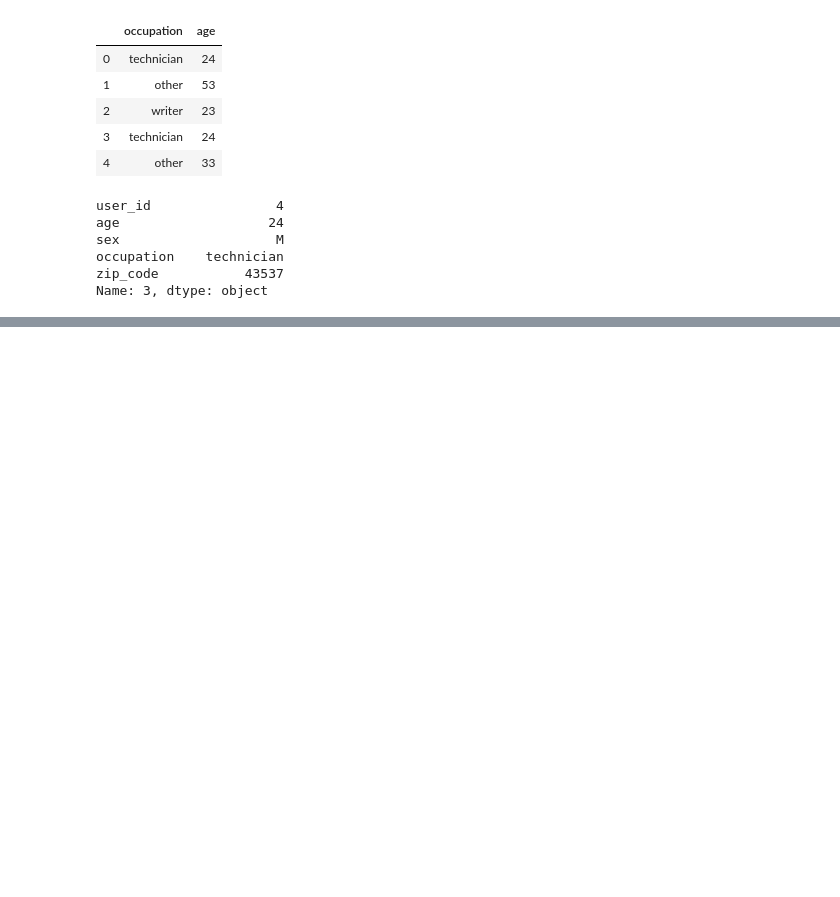
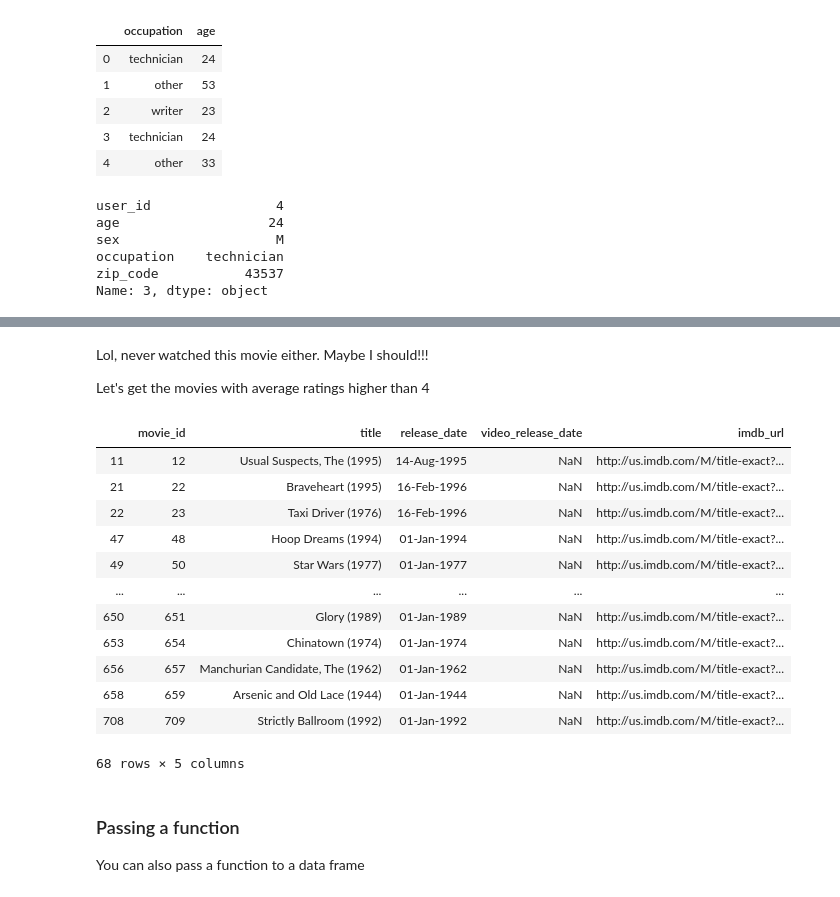
Before and after one commit to AkosuaA/CS109-Data-Science, a Jupyter notebook: DataScrapingQuizzes.ipynb, the cells around one changed output, grey strips where cells are left out. Saved outputs shown, nothing was run; the diff lists cells and outputs as text; code cells hidden in the pictures; blank space fills up the shorter version.

```diff
--- a/DataScrapingQuizzes.ipynb
+++ b/DataScrapingQuizzes.ipynb
@@ -70,0 +253,26 @@ Name: 3, dtype: object
+# %% [markdown]
+Lol, never watched this movie either. Maybe I should!!!
+
+Let's get the movies with average ratings higher than 4
+# %%
+highest_rated_movies = valid_avg_ratings[valid_avg_ratings >= 4].index
+
+movies[movies.movie_id.isin(highest_rated_movies)]
+# %% [output]
+|  | movie_id | title | release_date | video_release_date | imdb_url |
+| 11 | 12 | Usual Suspects, The (1995) | 14-Aug-1995 | NaN | http://us.imdb.com/M/title-exact?... |
+| 21 | 22 | Braveheart (1995) | 16-Feb-1996 | NaN | http://us.imdb.com/M/title-exact?... |
+| 22 | 23 | Taxi Driver (1976) | 16-Feb-1996 | NaN | http://us.imdb.com/M/title-exact?... |
+| 47 | 48 | Hoop Dreams (1994) | 01-Jan-1994 | NaN | http://us.imdb.com/M/title-exact?... |
+| 49 | 50 | Star Wars (1977) | 01-Jan-1977 | NaN | http://us.imdb.com/M/title-exact?... |
+| ... | ... | ... | ... | ... | ... |
+| 650 | 651 | Glory (1989) | 01-Jan-1989 | NaN | http://us.imdb.com/M/title-exact?... |
+| 653 | 654 | Chinatown (1974) | 01-Jan-1974 | NaN | http://us.imdb.com/M/title-exact?... |
+| 656 | 657 | Manchurian Candidate, The (1962) | 01-Jan-1962 | NaN | http://us.imdb.com/M/title-exact?... |
+| 658 | 659 | Arsenic and Old Lace (1944) | 01-Jan-1944 | NaN | http://us.imdb.com/M/title-exact?... |
+| 708 | 709 | Strictly Ballroom (1992) | 01-Jan-1992 | NaN | http://us.imdb.com/M/title-exact?... |
+68 rows × 5 columns
+# %% [markdown]
+### Passing a function
+
+You can also pass a function to a data frame
```
Also changed, not shown: parts of 32 cells of this notebook.
